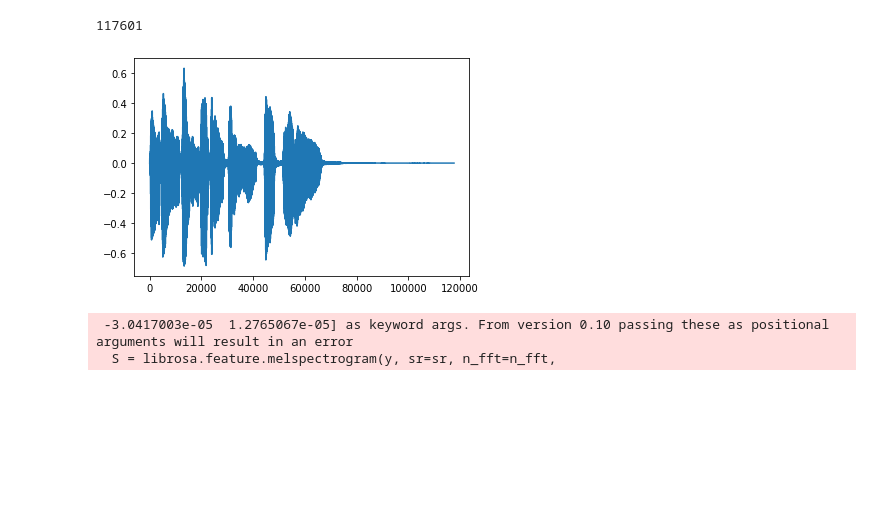
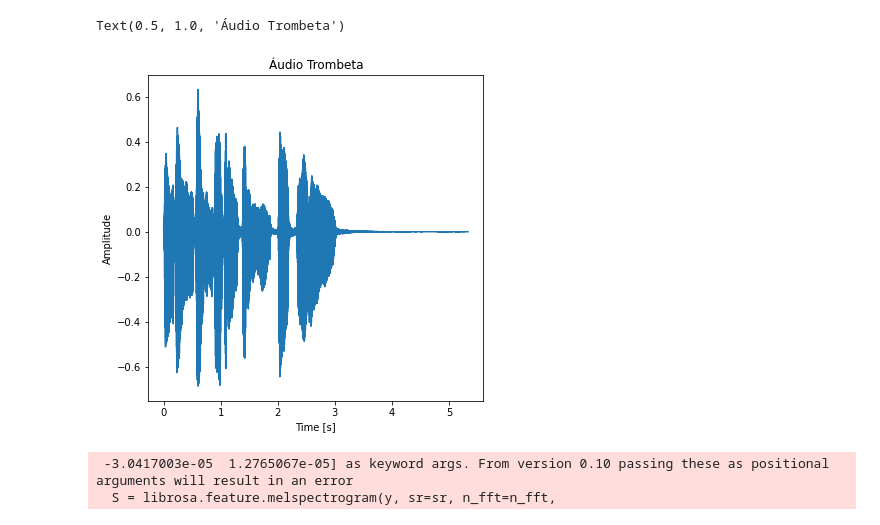
Before and after one commit to GPAD-UFBA/tempo_estimation_emd, a Jupyter notebook: main_upemd_onset.ipynb, the cells around one changed output. Saved outputs shown, nothing was run; the diff lists cells and outputs as text; code cells hidden in the pictures; blank space fills up the shorter version.

```diff
--- a/exploratory_onset.ipynb
+++ b/main_upemd_onset.ipynb
@@ -10,12 +10,17 @@ from src.data.data_loader import audio_loader
 from src.data.h5_loader import load_h5
 # %%
 y, sr = librosa.load(librosa.ex('trumpet'))
-# %%
-plt.plot(y)
-len(y)
-# %% [output]
-117601
-[figure, removed]
+# %%
+plt.figure(facecolor='xkcd:white',figsize=(6, 6))
+num_samples = len(y)
+time_vect = np.linspace(0, num_samples/sr, num_samples)
+plt.plot(time_vect,y)
+plt.ylabel('Amplitude')
+plt.xlabel('Time [s]')
+plt.title('Áudio Trombeta')
+# %% [output]
+Text(0.5, 1.0, 'Áudio Trombeta')
+[figure, added]
 # %%
 n_fft = 1024
 hop_length = int(librosa.time_to_samples(1./200, sr=sr))
```
Also changed, not shown: parts of 7 cells of this notebook, 3 other files.
